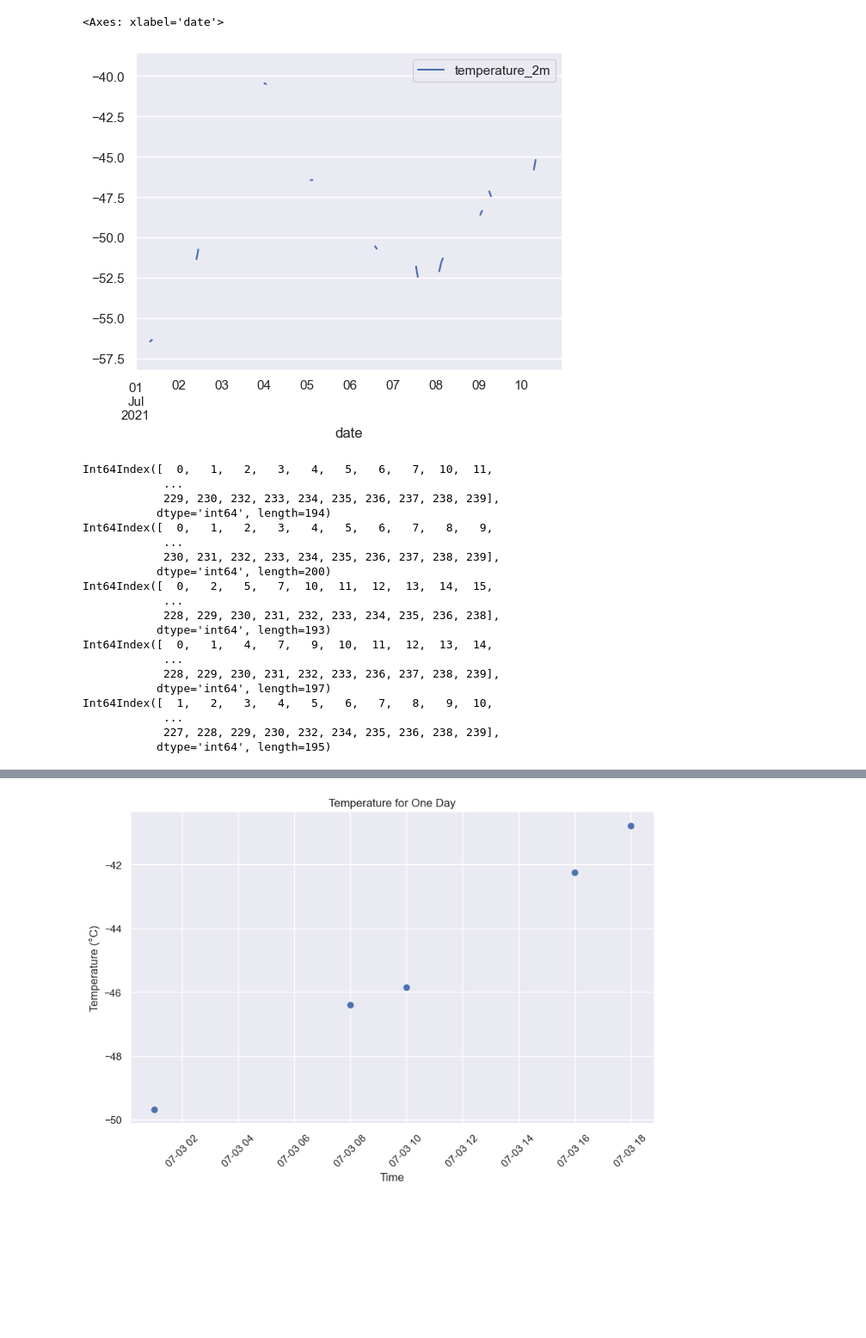
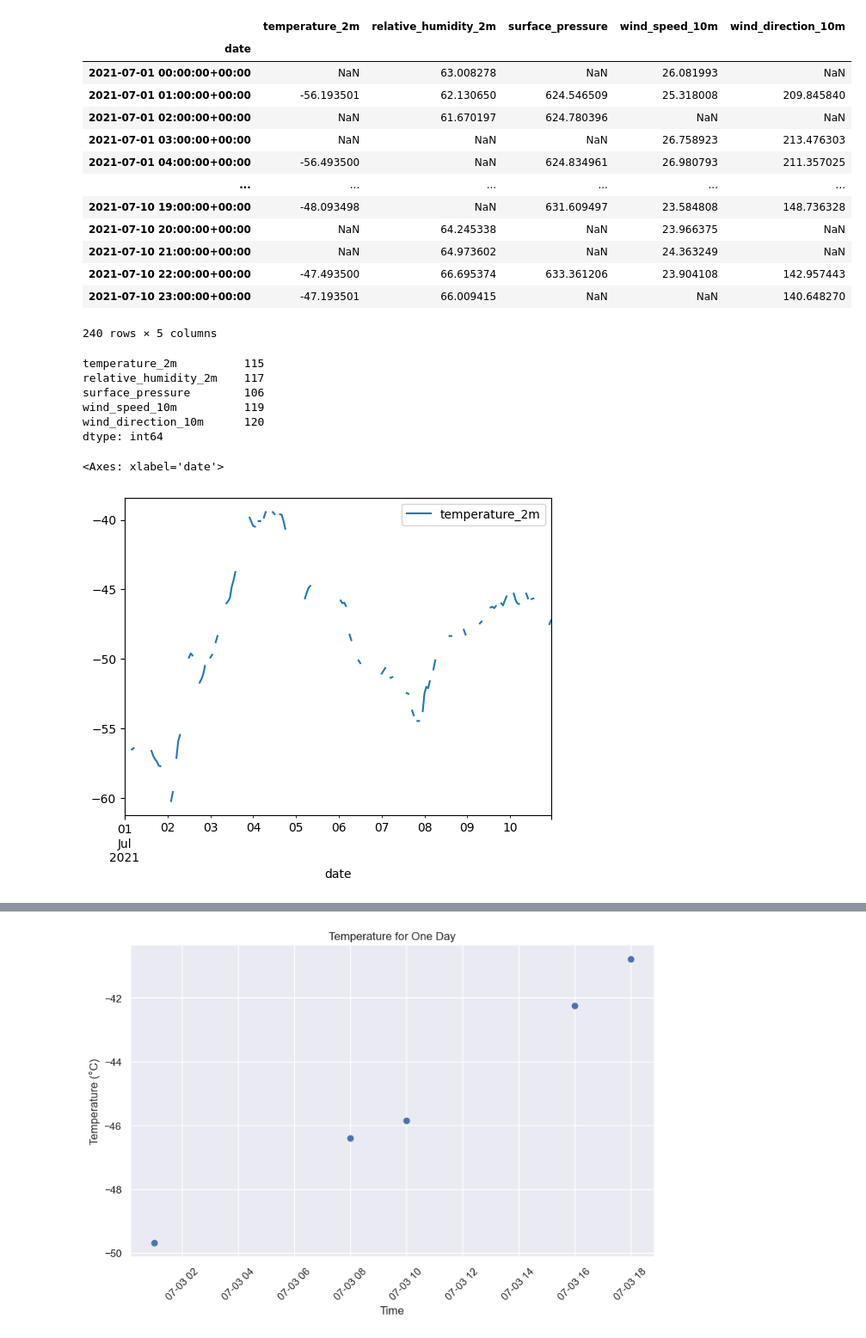
Before and after one commit to Felecort/MeteoFill, a Jupyter notebook: notebooks/create_nan.ipynb, the cells around one changed output, grey strips where cells are left out. Shown: that part at 86% size. Drawn from its saved outputs; the diff is of its cells as text; code cells hidden in the pictures; blank space fills up the shorter version.

```diff
--- a/notebooks/create_nan.ipynb
+++ b/notebooks/create_nan.ipynb
@@ -30,6 +41,33 @@ x = create_nan(hourly_dataframe)
+# %%
+data_with_nans = create_nan(hourly_dataframe)
+data_with_nans
+# %% [output]
+|  | temperature_2m | relative_humidity_2m | surface_pressure | wind_speed_10m | wind_direction_10m |
+| date |  |  |  |  |  |
+| 2021-07-01 00:00:00+00:00 | NaN | 63.008278 | NaN | 26.081993 | NaN |
+| 2021-07-01 01:00:00+00:00 | -56.193501 | 62.130650 | 624.546509 | 25.318008 | 209.845840 |
+| 2021-07-01 02:00:00+00:00 | NaN | 61.670197 | 624.780396 | NaN | NaN |
+| 2021-07-01 03:00:00+00:00 | NaN | NaN | NaN | 26.758923 | 213.476303 |
+| 2021-07-01 04:00:00+00:00 | -56.493500 | NaN | 624.834961 | 26.980793 | 211.357025 |
+| ... | ... | ... | ... | ... | ... |
+| 2021-07-10 19:00:00+00:00 | -48.093498 | NaN | 631.609497 | 23.584808 | 148.736328 |
+| 2021-07-10 20:00:00+00:00 | NaN | 64.245338 | NaN | 23.966375 | NaN |
+| 2021-07-10 21:00:00+00:00 | NaN | 64.973602 | NaN | 24.363249 | NaN |
+| 2021-07-10 22:00:00+00:00 | -47.493500 | 66.695374 | 633.361206 | 23.904108 | 142.957443 |
+| 2021-07-10 23:00:00+00:00 | -47.193501 | 66.009415 | NaN | NaN | 140.648270 |
+240 rows × 5 columns
+# %%
+data_with_nans.isna().sum()
+# %% [output]
+temperature_2m          115
+relative_humidity_2m    117
+surface_pressure        106
+wind_speed_10m          119
+wind_direction_10m      120
+dtype: int64
 # %%
-x.plot(x="date", y="temperature_2m")
+data_with_nans.plot(y="temperature_2m")
 # %% [output]
 <Axes: xlabel='date'>
-[figure, old version]
+[figure, new version]
 # %%
@@ -55,26 +98,3 @@ def fill_nans_mean(data):
-# %%
-y = fill_nans_mean(x)
-# %% [output]
-Int64Index([  0,   1,   2,   3,   4,   5,   6,   7,  10,  11,
-            ...
-            229, 230, 232, 233, 234, 235, 236, 237, 238, 239],
-           dtype='int64', length=194)
-Int64Index([  0,   1,   2,   3,   4,   5,   6,   7,   8,   9,
-            ...
-            230, 231, 232, 233, 234, 235, 236, 237, 238, 239],
-           dtype='int64', length=200)
-Int64Index([  0,   2,   5,   7,  10,  11,  12,  13,  14,  15,
-            ...
-            228, 229, 230, 231, 232, 233, 234, 235, 236, 238],
-           dtype='int64', length=193)
-Int64Index([  0,   1,   4,   7,   9,  10,  11,  12,  13,  14,
-            ...
-            228, 229, 230, 231, 232, 233, 236, 237, 238, 239],
-           dtype='int64', length=197)
-Int64Index([  1,   2,   3,   4,   5,   6,   7,   8,   9,  10,
-            ...
-            227, 228, 229, 230, 232, 234, 235, 236, 238, 239],
-           dtype='int64', length=195)
 # %%
 import matplotlib.pyplot as plt
 
```
Also changed, not shown: parts of 10 cells of this notebook.
